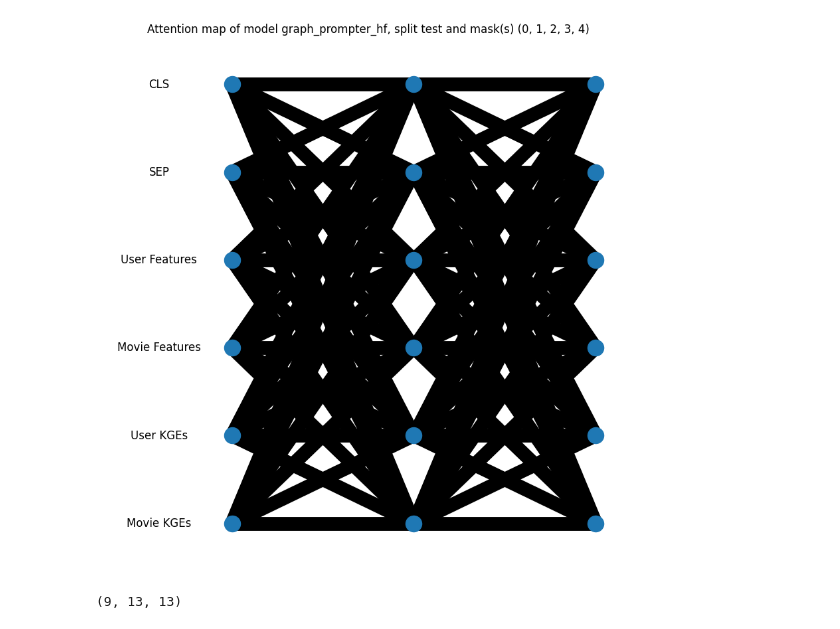
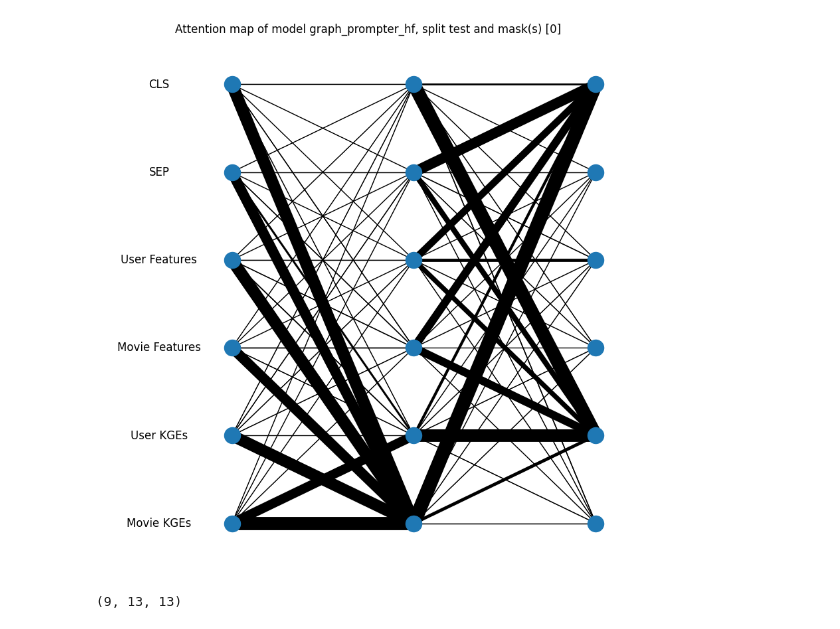
Before and after one commit to AhmadHAW/Hauptprojekt, a Jupyter notebook: evaluation.ipynb, the cells around one changed output. Saved outputs shown, nothing was run; the diff lists cells and outputs as text; code cells hidden in the pictures.

```diff
--- a/evaluation.ipynb
+++ b/evaluation.ipynb
@@ -2,0 +4,13 @@ from explainability_module import ExplainabilityModule
+# %%
+VANILLA_ROOT = f"{ROOT}/llm/vanilla"
+GRAPH_PROMPTER_HF_FROZEN_ROOT = f"{ROOT}/llm/graph_prompter_hf_frozen"
+GRAPH_PROMPTER_HF_ROOT = f"{ROOT}/llm/graph_prompter_hf"
+# %%
+kg_manager = MovieLensManager()
+dataset_vanilla, _ = kg_manager.shard_dataset_randomly(
+    VANILLA_ROOT,
+    GRAPH_PROMPTER_HF_FROZEN_ROOT,
+    GRAPH_PROMPTER_HF_ROOT,
+    shard_size=100000,
+)
+exp = ExplainabilityModule(kg_manager.load_xai_artifact, dataset_vanilla)
@@ -3,2 +68,2 @@ from explainability_module import ExplainabilityModule
 # %%
-exp = ExplainabilityModule()
+exp.plot_shap_values()
@@ -14,7 +76,7 @@ NameError: name 'exp' is not defined
 # %%
-exp.plot_attention_maps("test", (0, 1, 2, 3, 4), "graph_prompter_hf")
+exp.plot_attention_maps("test", [0], "graph_prompter_hf")
 # %% [output]
-[figure, old version]
+[figure, new version]
 # %%
 import json
 from typing import List, Tuple, Optional, Callable
```
Also changed, not shown: parts of 6 cells of this notebook, 17 other files.
